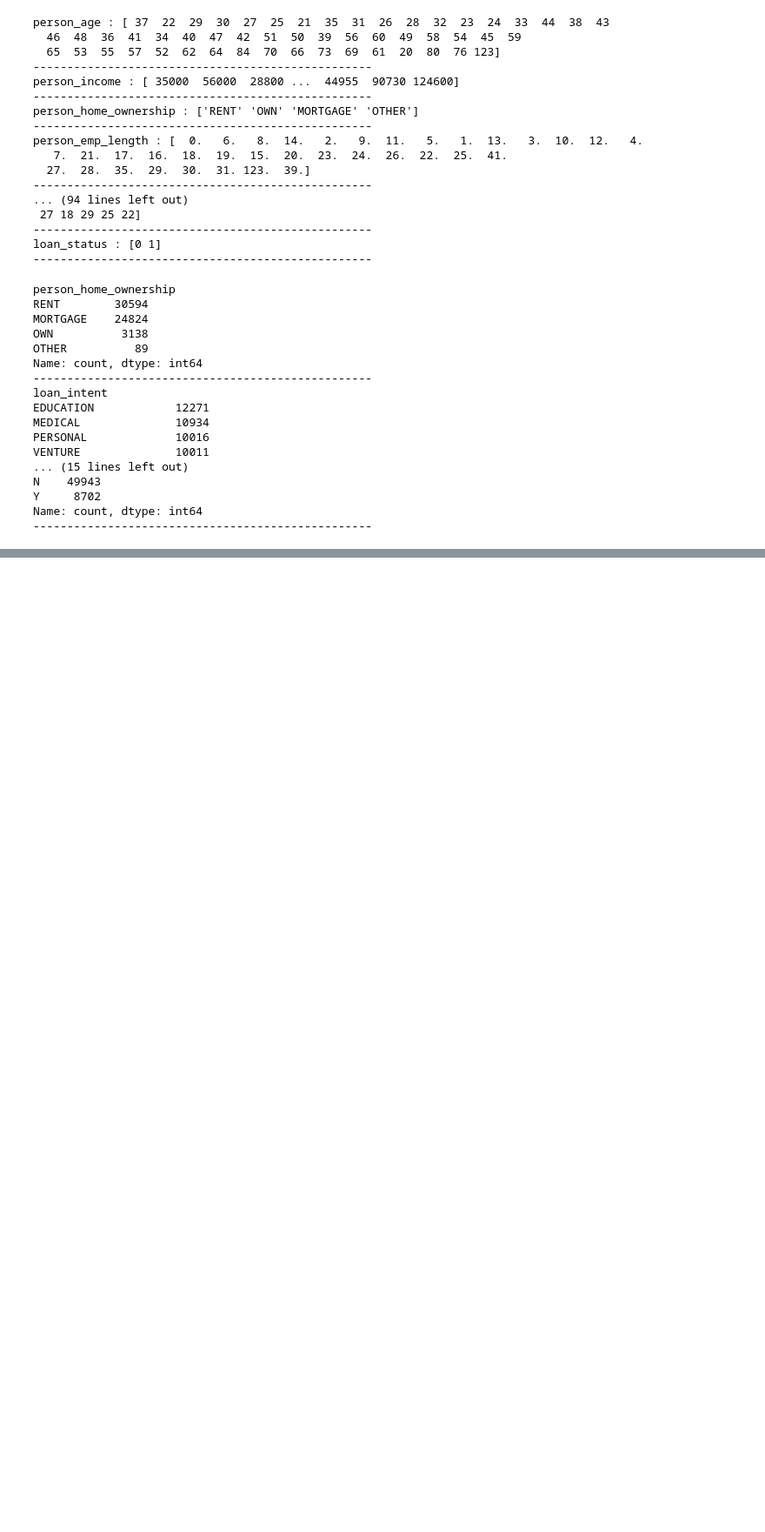
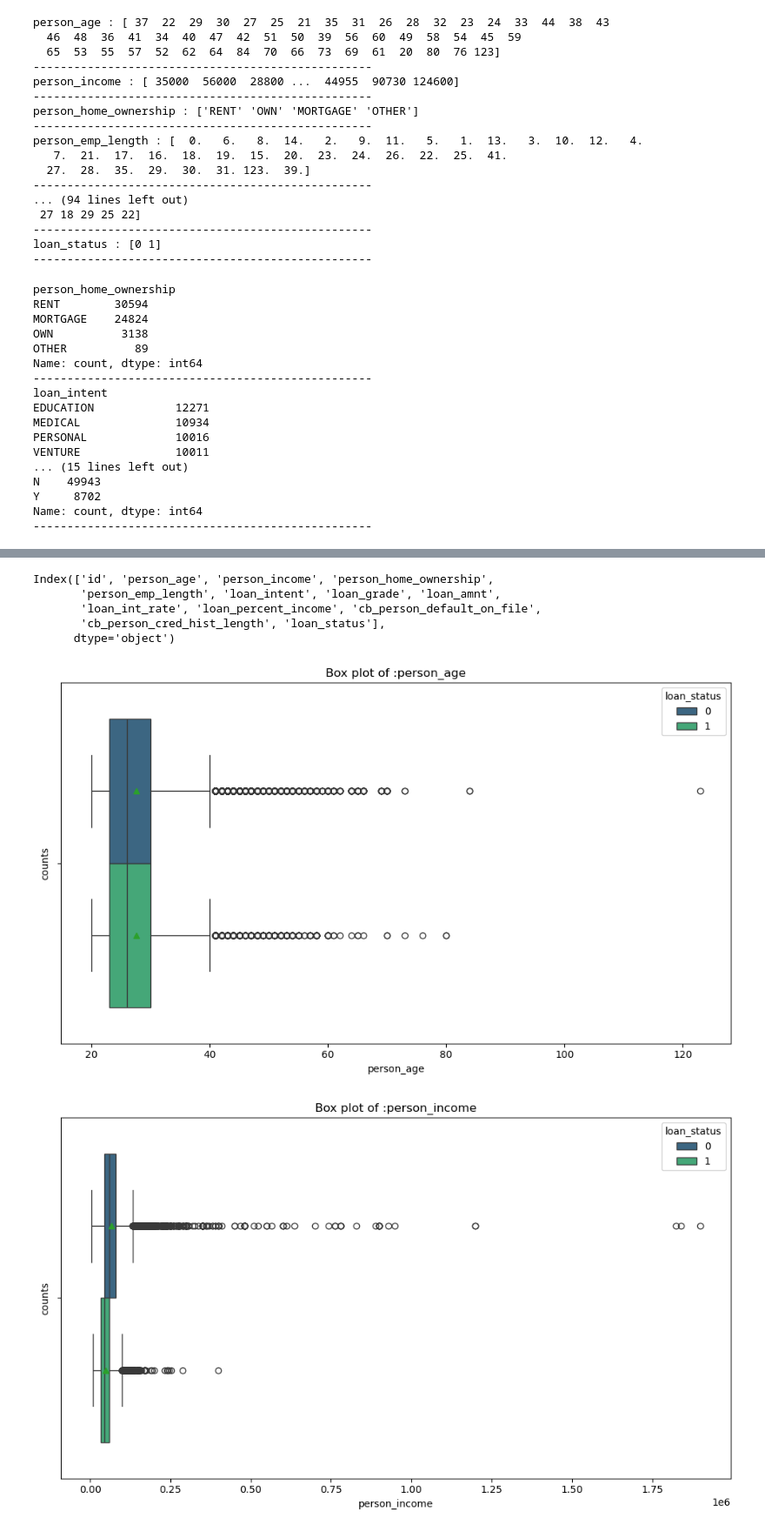
Before and after one commit to Aman-Baruwal/Comp-3_Loan-Approval-Prediction-, a Jupyter notebook: coding.ipynb, the cells around one changed output, grey strips where cells are left out. Shown at 87% size. Saved outputs shown, nothing was run; the diff lists cells and outputs as text; code cells hidden in the pictures; blank space fills up the shorter version.

```diff
--- a/coding.ipynb
+++ b/coding.ipynb
@@ -113,0 +146,22 @@ Name: count, dtype: int64
+# %%
+train_df.columns
+# %% [output]
+Index(['id', 'person_age', 'person_income', 'person_home_ownership',
+       'person_emp_length', 'loan_intent', 'loan_grade', 'loan_amnt',
+       'loan_int_rate', 'loan_percent_income', 'cb_person_default_on_file',
+       'cb_person_cred_hist_length', 'loan_status'],
+      dtype='object')
+# %%
+loan_box  = [
+    'person_age', 'person_income', 'loan_amnt', 'loan_int_rate', 'person_emp_length','cb_person_cred_hist_length'
+]
+for boxcol in loan_box:
+    plt.figure(figsize=(10,6))
+    sns.boxplot(x= boxcol , data = train_df, hue = 'loan_status', palette='viridis', showmeans = True)
+    plt.title(f'Box plot of :{boxcol}')
+    plt.ylabel('counts')
+    plt.tight_layout()
+    plt.show()
+# %% [output]
+[figure, added]
+[figure, added]
```
Also changed, not shown: parts of 29 cells of this notebook.
